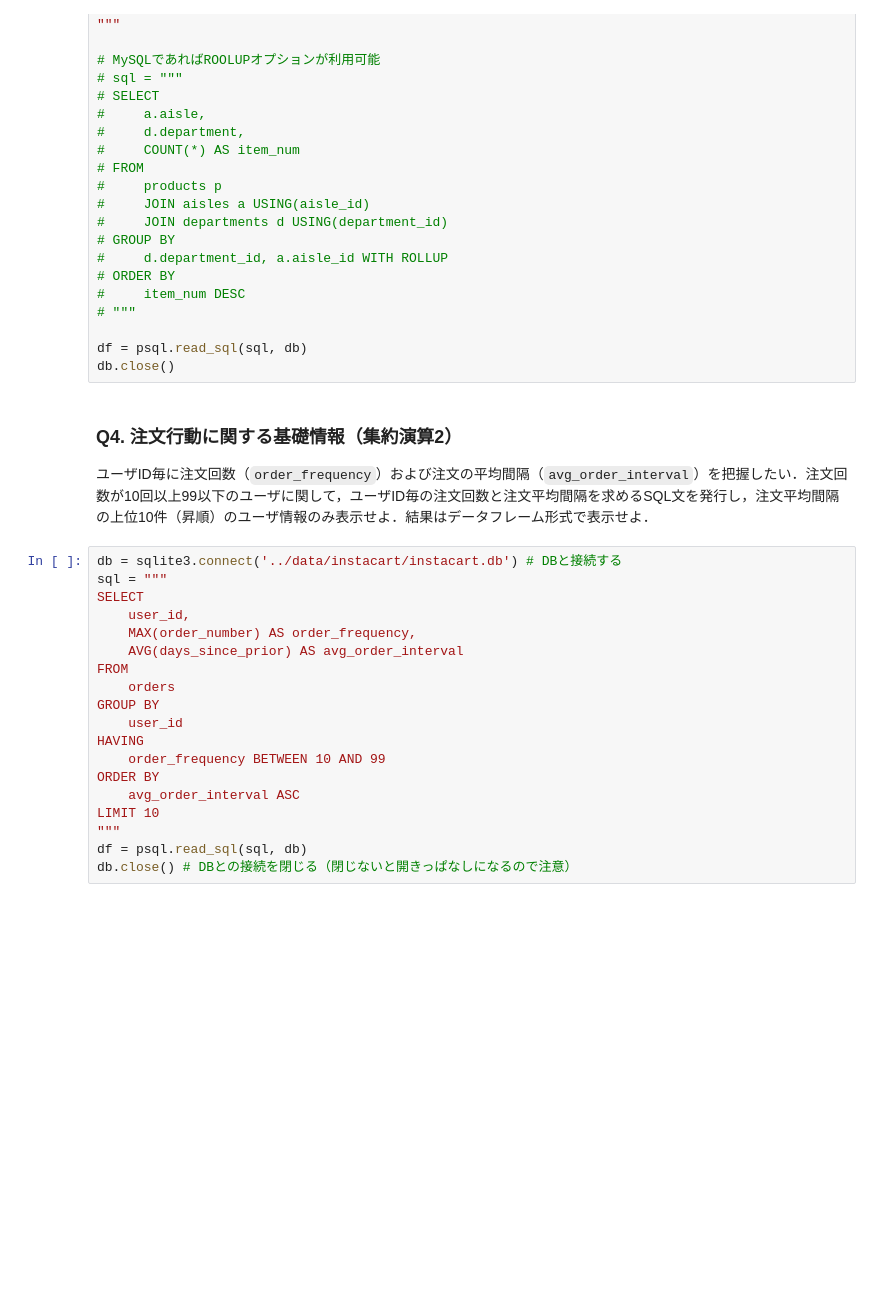
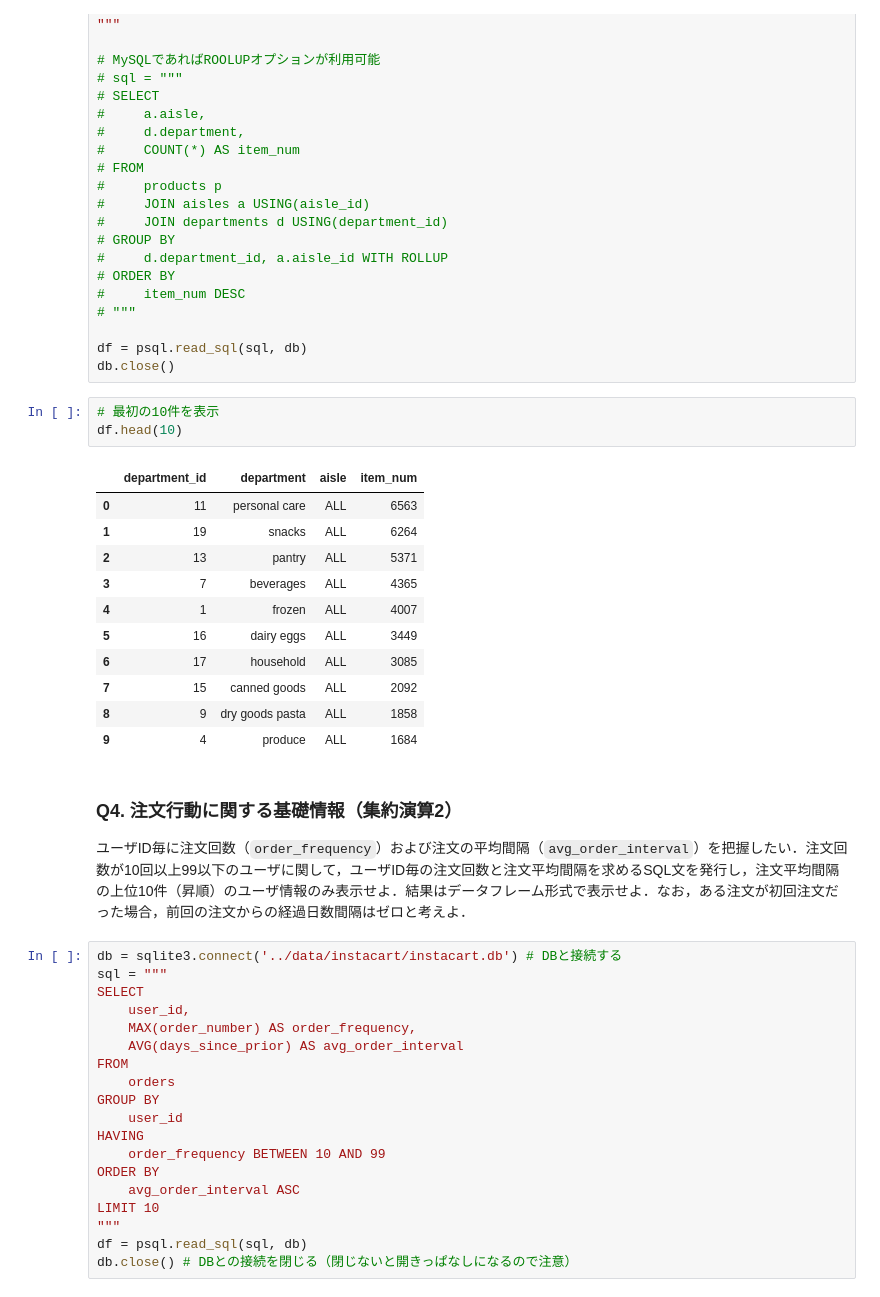
Before and after one commit to trycycle/data-science-exercise, a Jupyter notebook: answer/exploratory-data-analaysis.ipynb, the cells around one changed output. Cells and saved outputs as stored; diff of their text form; blank space fills up the shorter version.

```diff
--- a/answer/exploratory-data-analaysis.ipynb
+++ b/answer/exploratory-data-analaysis.ipynb
@@ -134,9 +136,24 @@ ORDER BY
 
 df = psql.read_sql(sql, db)
 db.close()
+# %%
+# 最初の10件を表示
+df.head(10)
+# %% [output]
+|  | department_id | department | aisle | item_num |
+| 0 | 11 | personal care | ALL | 6563 |
+| 1 | 19 | snacks | ALL | 6264 |
+| 2 | 13 | pantry | ALL | 5371 |
+| 3 | 7 | beverages | ALL | 4365 |
+| 4 | 1 | frozen | ALL | 4007 |
+| 5 | 16 | dairy eggs | ALL | 3449 |
+| 6 | 17 | household | ALL | 3085 |
+| 7 | 15 | canned goods | ALL | 2092 |
+| 8 | 9 | dry goods pasta | ALL | 1858 |
+| 9 | 4 | produce | ALL | 1684 |
 # %% [markdown]
 ### Q4. 注文行動に関する基礎情報（集約演算2）
-ユーザID毎に注文回数（``order_frequency``）および注文の平均間隔（``avg_order_interval``）を把握したい．注文回数が10回以上99以下のユーザに関して，ユーザID毎の注文回数と注文平均間隔を求めるSQL文を発行し，注文平均間隔の上位10件（昇順）のユーザ情報のみ表示せよ．結果はデータフレーム形式で表示せよ．
+ユーザID毎に注文回数（``order_frequency``）および注文の平均間隔（``avg_order_interval``）を把握したい．注文回数が10回以上99以下のユーザに関して，ユーザID毎の注文回数と注文平均間隔を求めるSQL文を発行し，注文平均間隔の上位10件（昇順）のユーザ情報のみ表示せよ．結果はデータフレーム形式で表示せよ．なお，ある注文が初回注文だった場合，前回の注文からの経過日数間隔はゼロと考えよ．
 # %%
 db = sqlite3.connect('../data/instacart/instacart.db') # DBと接続する
 sql = """
```
Also changed, not shown: parts of 1 cell of this notebook, 1 other file.
